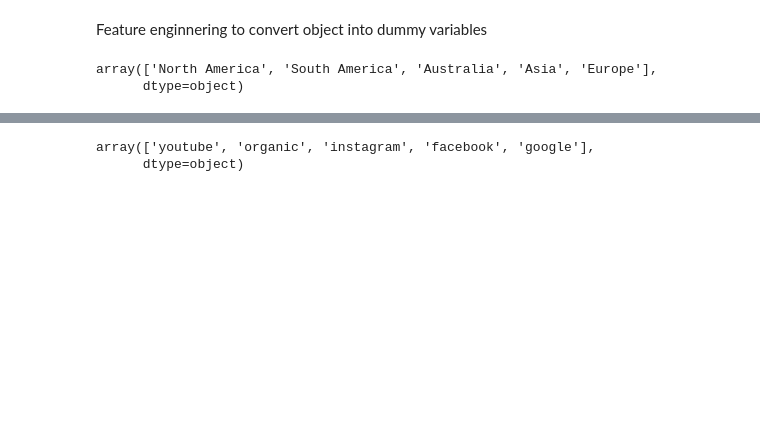
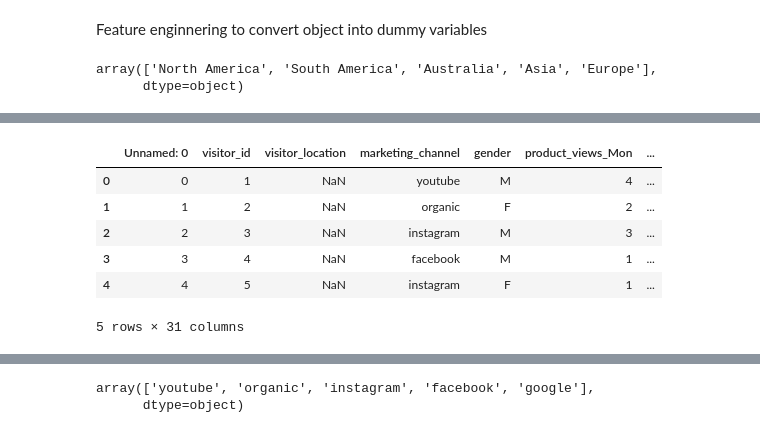
Before and after one commit to grappeefruitt/schulich_data_science, a Jupyter notebook: final_exam.ipynb, the cells around one changed output, grey strips where cells are left out. Cells and saved outputs as stored; diff of their text form; code cells hidden in the pictures; blank space fills up the shorter version.

```diff
--- a/final_exam.ipynb
+++ b/final_exam.ipynb
@@ -107,0 +317,7 @@ for column in numerical_columns:
+# %%
+# calcualte skeness to better drop outliers
+for column in numerical_columns:
+    skewness_values = []
+    s = skew(df2[column])
+    k = kurtosis(df2[column])
+    print(f'{column}: skewness = {s}, kurtosis = {k}')
@@ -120,0 +416,10 @@ df2['visitor_location'] = df2['visitor_location'].map(location_mapping)
+# %%
+df2.head()
+# %% [output]
+|  | Unnamed: 0 | visitor_id | visitor_location | marketing_channel | gender | product_views_Mon | ... |
+| 0 | 0 | 1 | NaN | youtube | M | 4 | ... |
+| 1 | 1 | 2 | NaN | organic | F | 2 | ... |
+| 2 | 2 | 3 | NaN | instagram | M | 3 | ... |
+| 3 | 3 | 4 | NaN | facebook | M | 1 | ... |
+| 4 | 4 | 5 | NaN | instagram | F | 1 | ... |
+5 rows × 31 columns
```
Also changed, not shown: parts of 80 cells of this notebook.
